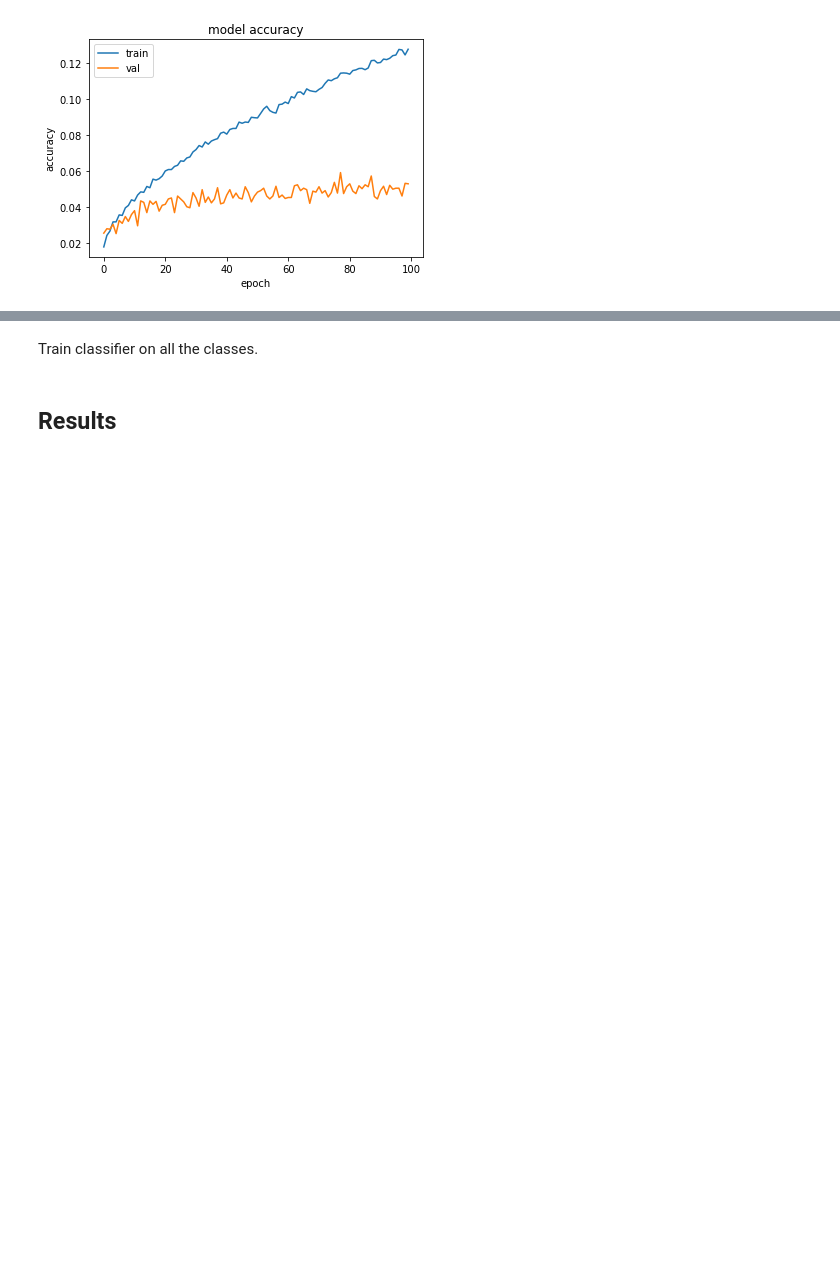
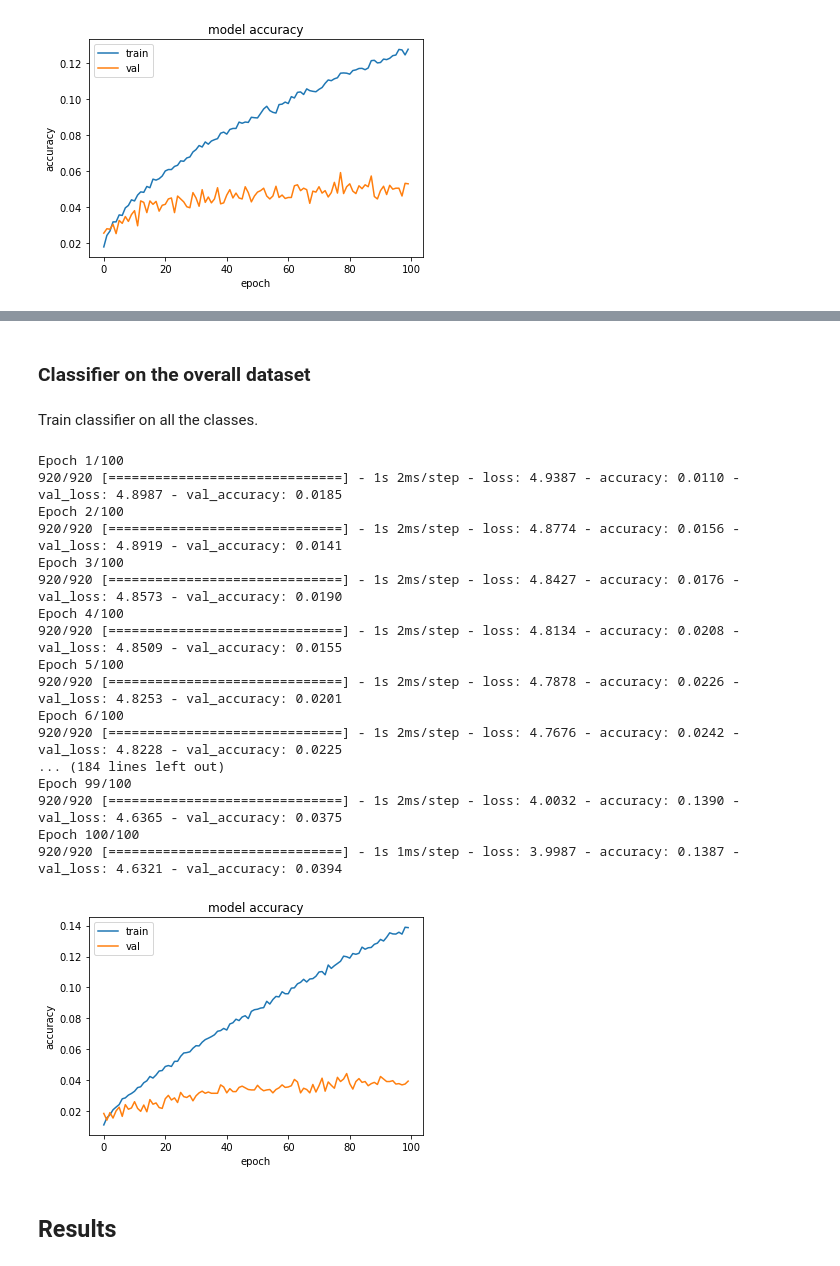
Before and after one commit to thegajan/matroid-challenge, a Jupyter notebook: vgg-tf.ipynb, the cells around one changed output, grey strips where cells are left out. Cells and saved outputs as stored; diff of their text form; code cells hidden in the pictures; blank space fills up the shorter version.

```diff
--- a/vgg-tf.ipynb
+++ b/vgg-tf.ipynb
@@ -347,7 +257,30 @@ for i in range(0, 70, 2):
+# %% [markdown]
+### Classifier on the overall dataset
 # %% [markdown]
 Train classifier on all the classes.
 # %%
 classifier = classier_model(2622, 140)
-history = classifier.fit(X_train, y_train, batch_size=64, epochs=100, validation_data=(X_test, y_test))
+history = classifier.fit(X_train, y_train, batch_size=32, epochs=100, validation_data=(X_test, y_test))
+classifier.save('data/overall.h5')
+plotter(history)
+# %% [output]
+Epoch 1/100
+920/920 [==============================] - 1s 2ms/step - loss: 4.9387 - accuracy: 0.0110 - val_loss: 4.8987 - val_accuracy: 0.0185
+Epoch 2/100
+920/920 [==============================] - 1s 2ms/step - loss: 4.8774 - accuracy: 0.0156 - val_loss: 4.8919 - val_accuracy: 0.0141
+Epoch 3/100
+920/920 [==============================] - 1s 2ms/step - loss: 4.8427 - accuracy: 0.0176 - val_loss: 4.8573 - val_accuracy: 0.0190
+Epoch 4/100
+920/920 [==============================] - 1s 2ms/step - loss: 4.8134 - accuracy: 0.0208 - val_loss: 4.8509 - val_accuracy: 0.0155
+Epoch 5/100
+920/920 [==============================] - 1s 2ms/step - loss: 4.7878 - accuracy: 0.0226 - val_loss: 4.8253 - val_accuracy: 0.0201
+Epoch 6/100
+920/920 [==============================] - 1s 2ms/step - loss: 4.7676 - accuracy: 0.0242 - val_loss: 4.8228 - val_accuracy: 0.0225
+... (184 lines left out)
+Epoch 99/100
+920/920 [==============================] - 1s 2ms/step - loss: 4.0032 - accuracy: 0.1390 - val_loss: 4.6365 - val_accuracy: 0.0375
+Epoch 100/100
+920/920 [==============================] - 1s 1ms/step - loss: 3.9987 - accuracy: 0.1387 - val_loss: 4.6321 - val_accuracy: 0.0394
+[figure, added]
 # %% [markdown]
 ## Results
```
Also changed, not shown: parts of 17 cells of this notebook, 1 other file.
